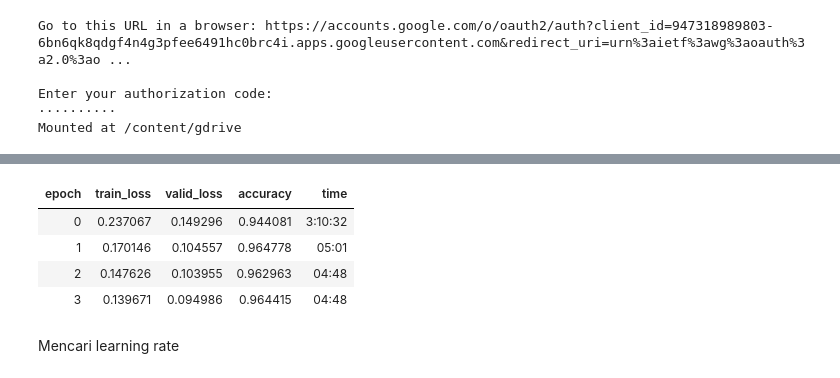
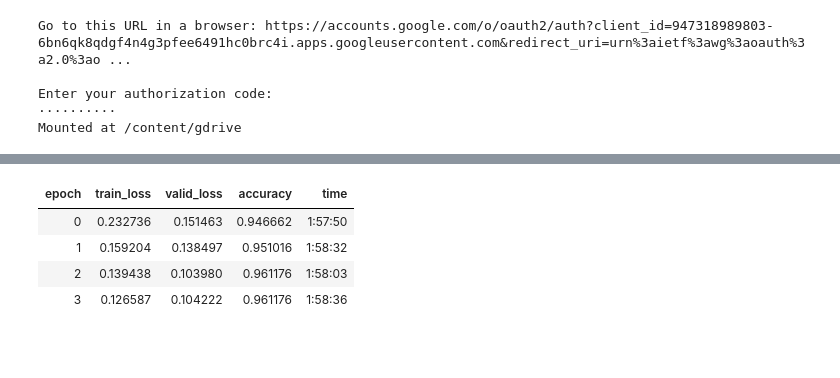
Before and after one commit to stefkim/malaria_blood_cells_image_classification, a Jupyter notebook: KP_Malaria_Implementasi_RestNet34.ipynb, the cells around one changed output, grey strips where cells are left out. Drawn from its saved outputs; the diff is of its cells as text; code cells hidden in the pictures; blank space fills up the shorter version.

```diff
--- a/KP_Malaria_Implementasi_RestNet34.ipynb
+++ b/KP_Malaria_Implementasi_RestNet34.ipynb
@@ -21,6 +97,4 @@ mendefinisikan variabel Path dari dataset (train,test,valid)
 # %%
 PATH = Path('/content/gdrive/My Drive/Malaria/')
-train = PATH / 'train'
-test = PATH / 'test'
-valid = PATH / 'valid'
+output = Path('/content/output')
 # %% [markdown]
@@ -27,10 +103,13 @@ valid = PATH / 'valid'
 load dataset menggunakan ImageDataBunch dari folder dataset yang sebelumnya sudah dipisahkan berdasarkan porsi dataset(train 80%,test & valid masing - masing 10%), dataset di-transformasi diputar segala arah secara vertikal, horizontal dan 90 derajat dari citra asli dan diubah menjadi ukuran 224x224, batch size = 64
 # %%
-data = ImageDataBunch.from_folder(PATH,
-                                  train="train", #90%
-                                  test="test", #1337 images per label (10%)
-                                  valid="valid", #1337 images per label (10%)
-                                  ds_tfms=get_transforms(do_flip = True, flip_vert = True, max_warp=0),
-                                  # dataset di-transformasi diputar segala arah secara vertikal, horizontal dan 90 derajat dari citra asli
+data = ImageDataBunch.from_folder(output,
+                                  train="train",
+                                  test="test",
+                                  valid="val",
+                                  ds_tfms=get_transforms(
+                                      do_flip = True,
+                                      flip_vert = True,
+                                      max_warp=0),
                                   size=224,bs=64,
                                   num_workers=1).normalize(imagenet_stats)
+data
@@ -75,10 +160,10 @@ Melatih model menggunakan fungsi fit one cycle (https://docs.fast.ai/basic_train
+# %%
+lr = 0.01
 # %%
-model.fit_one_cycle(4)
+model.fit_one_cycle(4,slice(lr))
 # %% [output]
 | epoch | train_loss | valid_loss | accuracy | time |
-| 0 | 0.237067 | 0.149296 | 0.944081 | 3:10:32 |
-| 1 | 0.170146 | 0.104557 | 0.964778 | 05:01 |
-| 2 | 0.147626 | 0.103955 | 0.962963 | 04:48 |
-| 3 | 0.139671 | 0.094986 | 0.964415 | 04:48 |
+| 0 | 0.232736 | 0.151463 | 0.946662 | 1:57:50 |
+| 1 | 0.159204 | 0.138497 | 0.951016 | 1:58:32 |
+| 2 | 0.139438 | 0.103980 | 0.961176 | 1:58:03 |
+| 3 | 0.126587 | 0.104222 | 0.961176 | 1:58:36 |
-# %% [markdown]
-Mencari learning rate
```
Also changed, not shown: parts of 52 cells of this notebook, 15 other files.
